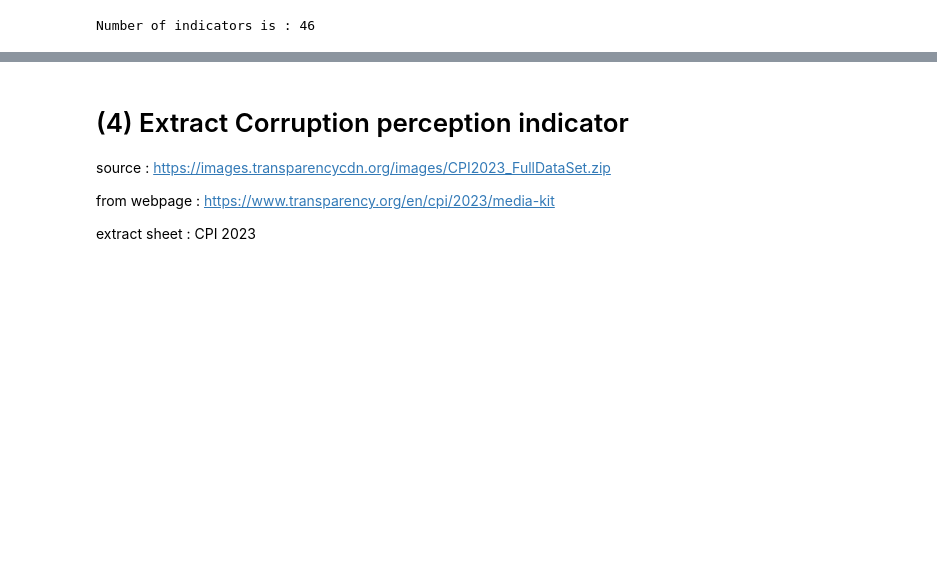
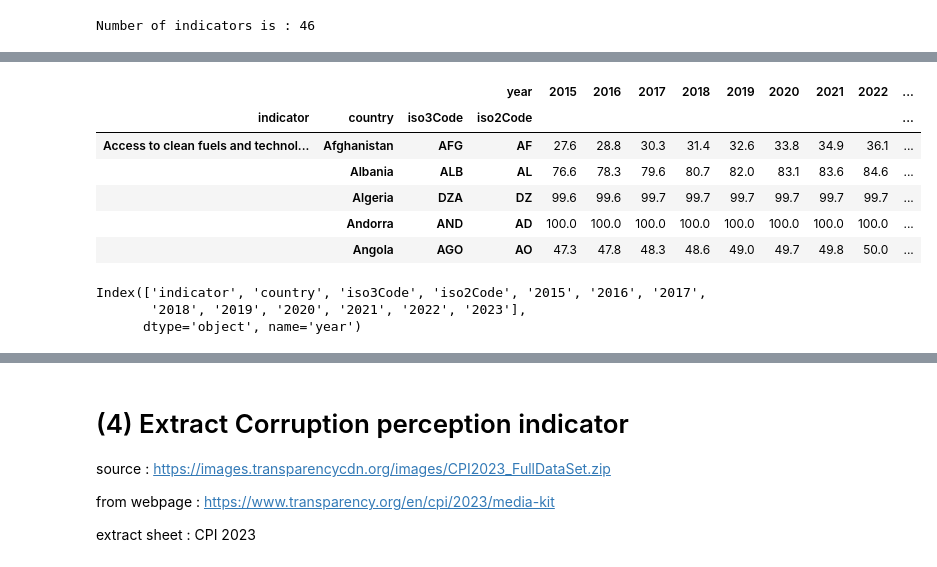
Before and after one commit to nazimben25/Project4_Group4_Immigration_to_canada, a Jupyter notebook: Data_collection.ipynb, the cells around one changed output, grey strips where cells are left out. Cells and saved outputs as stored; diff of their text form; code cells hidden in the pictures; blank space fills up the shorter version.

```diff
--- a/Data_collection.ipynb
+++ b/Data_collection.ipynb
@@ -714,0 +710,18 @@ macro_eco_data_df.head()
+# %%
+temp_pivot = temp_pivot.fillna(method='ffill', axis=1)
+temp_pivot.head()
+# %% [output]
+|  |  |  | year | 2015 | 2016 | 2017 | 2018 | 2019 | 2020 | 2021 | 2022 | ... |
+| indicator | country | iso3Code | iso2Code |  |  |  |  |  |  |  |  | ... |
+| Access to clean fuels and technol... | Afghanistan | AFG | AF | 27.6 | 28.8 | 30.3 | 31.4 | 32.6 | 33.8 | 34.9 | 36.1 | ... |
+|  | Albania | ALB | AL | 76.6 | 78.3 | 79.6 | 80.7 | 82.0 | 83.1 | 83.6 | 84.6 | ... |
+|  | Algeria | DZA | DZ | 99.6 | 99.6 | 99.7 | 99.7 | 99.7 | 99.7 | 99.7 | 99.7 | ... |
+|  | Andorra | AND | AD | 100.0 | 100.0 | 100.0 | 100.0 | 100.0 | 100.0 | 100.0 | 100.0 | ... |
+|  | Angola | AGO | AO | 47.3 | 47.8 | 48.3 | 48.6 | 49.0 | 49.7 | 49.8 | 50.0 | ... |
+# %%
+temp_pivot = temp_pivot.reset_index()
+temp_pivot.columns
+# %% [output]
+Index(['indicator', 'country', 'iso3Code', 'iso2Code', '2015', '2016', '2017',
+       '2018', '2019', '2020', '2021', '2022', '2023'],
+      dtype='object', name='year')
```
Also changed, not shown: parts of 26 cells of this notebook, 2 other files.
